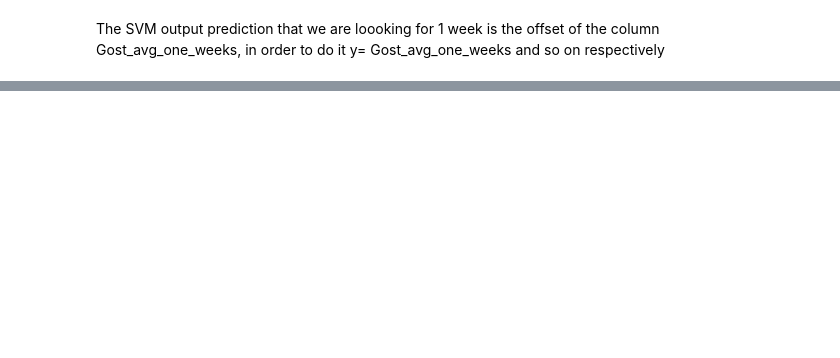
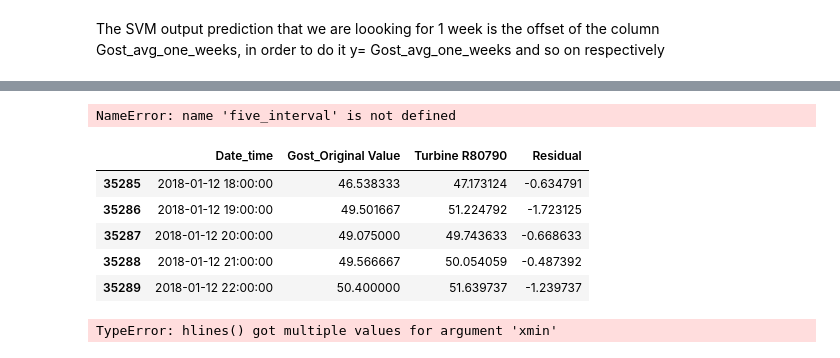
Before and after one commit to Evelenac/Twin-Wind-Turbine, a Jupyter notebook: ML_Digital_Turbine.ipynb, the cells around one changed output, grey strips where cells are left out. Saved outputs shown, nothing was run; the diff lists cells and outputs as text; code cells hidden in the pictures; blank space fills up the shorter version.

```diff
--- a/ML_Digital_Turbine.ipynb
+++ b/ML_Digital_Turbine.ipynb
@@ -497,0 +1237,18 @@ RFR_data = pd.DataFrame({'Gost_Original Value': yrf_test,'Gost_Predicted value':
+# %%
+
+five_interval.reset_index(inplace=True)
+plt.plot(five_interval['Date_time'],five_interval['upper'])
+plt.plot(five_interval['Date_time'],five_interval['lower'])
+plt.show()
+# %% [output]
+NameError: name 'five_interval' is not defined
+# %%
+T4_Repdata['Residual']= T4_Repdata['Gost_Original Value']-T4_Repdata['Turbine R80790']
+T4_Repdata.reset_index(inplace=True)
+five_interval = T4_Repdata.resample('1D', on= 'Date_time').mean()
+five_interval['upper']= np.absolute((five_interval['Residual'] +(3*1.96*np.std(five_interval['Residual']) + five_interval['Residual'])))
+five_interval['lower']= -abs((five_interval['Residual'] -(3*1.96*np.std(five_interval['Residual'])- five_interval['Residual'])))
+five_interval.reset_index(inplace=True)
+# %%
+T4_Repdata.head()
+T4_Repdata['Residual']= T4_Repdata['Gost_Original Value']-T4_Repdata['Turbine R80790']
@@ -497,0 +1258,11 @@ RFR_data = pd.DataFrame({'Gost_Original Value': yrf_test,'Gost_Predicted value':
+# %%
+T4_Repdata.reset_index(inplace=True)
+# %%
+T4_Repdata.tail()
+# %% [output]
+|  | Date_time | Gost_Original Value | Turbine R80790 | Residual |
+| 35285 | 2018-01-12 18:00:00 | 46.538333 | 47.173124 | -0.634791 |
+| 35286 | 2018-01-12 19:00:00 | 49.501667 | 51.224792 | -1.723125 |
+| 35287 | 2018-01-12 20:00:00 | 49.075000 | 49.743633 | -0.668633 |
+| 35288 | 2018-01-12 21:00:00 | 49.566667 | 50.054059 | -0.487392 |
+| 35289 | 2018-01-12 22:00:00 | 50.400000 | 51.639737 | -1.239737 |
@@ -497,0 +1271,48 @@ RFR_data = pd.DataFrame({'Gost_Original Value': yrf_test,'Gost_Predicted value':
+# %%
+
+x = T4_Repdata['Date_time']
+y = T4_Repdata['Residual']
+
+fig= plt.figure(figsize=(50, 35))
+ax1 = fig.add_subplot(111)
+
+for axis in ['top', 'bottom', 'left', 'right']:
+
+    ax1.spines[axis].set_linewidth(5)
+
+
+MEAN = np.mean(y)
+x1 = T4_Repdata['Date_time'].loc[(T4_Repdata.Date_time>= start_date) & (T4_Repdata.Date_time <= split_date)]
+#y1 = T4_Repdata['Residual'].loc[(T4_Repdata.Date_time>= start_date) & (T4_Repdata.Date_time <= split_date)]
+
+ax1.scatter(x,y,color = 'darkblue',marker= 'o', label='Residual',s=100 )
+
+ci = 1.96
+std= np.std(y)
+ax1.fill_between(x1, MEAN+ 4*ci*std ,MEAN- 4*ci*std, color='olive', alpha=0.05, label= '95% Confidence interval')
+#ax1.fill_between(x1, MEAN+ 3*ci*std ,MEAN - 3*ci*std, color='yellow', alpha=0.1)
+ax1.hlines(MEAN+ 3*ci*std, xmin= T4_Repdata['Date_time'].iloc[0], xmax= T4_Repdata['Date_time'].iloc[35280], colors='r', linestyles='--',
+           lw=8, label= 'Upper bound')
+ax1.hlines(x1,MEAN- 3*ci*std,xmin= T4_Repdata['Date_time'].iloc[0], xmax= T4_Repdata['Date_time'].iloc[35280],
+                      colors='g', linestyles='--', lw=8, label= 'Lower bound')
+
+ax1.tick_params(bottom=True, top=True, left=True, right=True, direction="in",length=20, width=4)
+ax1.tick_params(labelbottom=True, labeltop=False, labelleft=True, labelright=False)
+
+import matplotlib as mpl
+mpl.rc('font',family='Times New Roman')
+ax1.legend(frameon=True, loc='best', prop={'size':80}, fancybox=True, shadow=True, markerscale= 2)
+
+plt.xticks( fontweight='normal',  fontname= 'Times New Roman',fontsize=80)
+plt.yticks(fontweight='normal',  fontname= 'Times New Roman',fontsize=90)
+
+
+# Plot labels
+ax1.set_xlabel('Date',fontsize=90,fontname= 'Times New Roman', fontweight='bold',labelpad=20)
+ax1.set_ylabel('Residual (°C)', fontname= 'Times New Roman',fontsize = 90 ,fontweight='bold',labelpad=20)
+
+fig.tight_layout()
+plt.autoscale(enable=True, axis = 'both')
+plt.show()
+# %% [output]
+TypeError: hlines() got multiple values for argument 'xmin'
```
Also changed, not shown: parts of 304 cells of this notebook.
